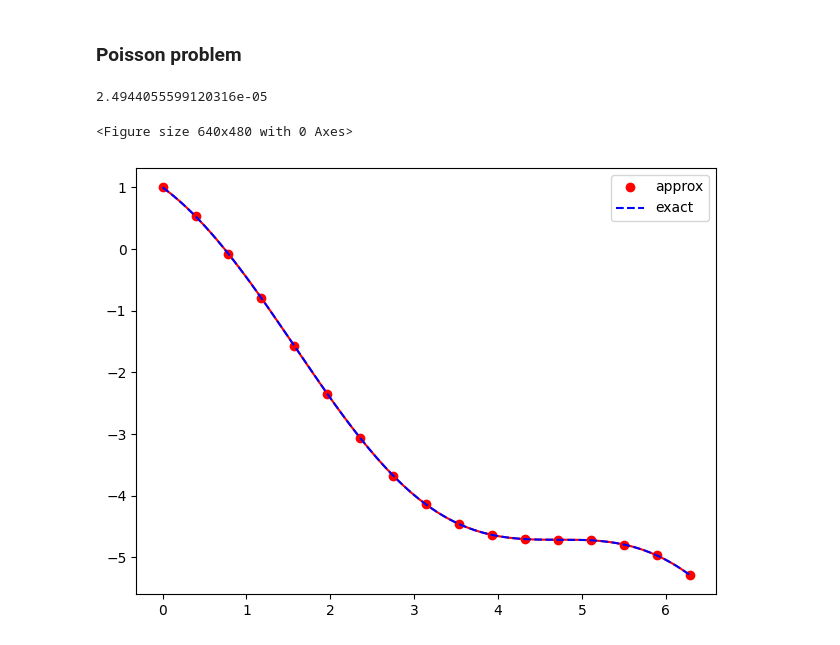
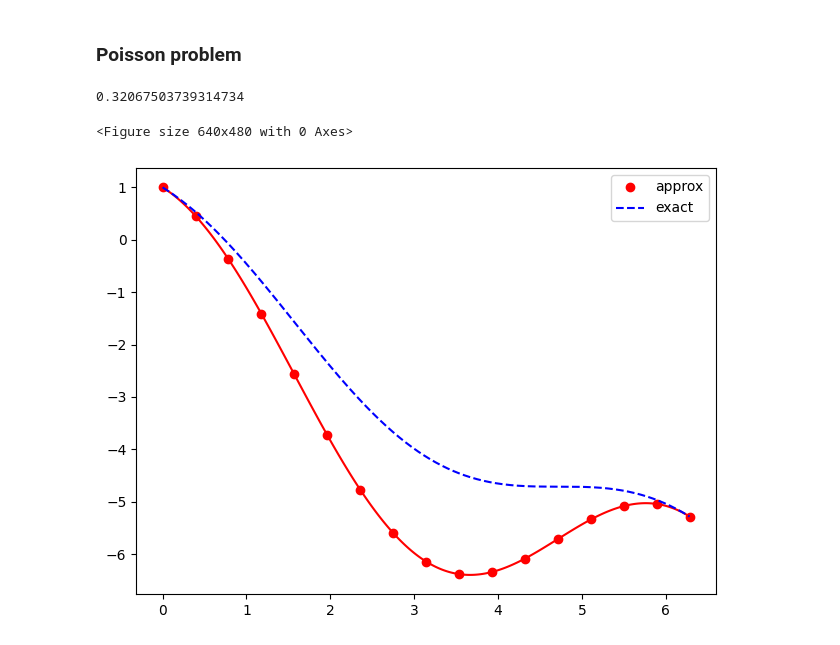
Before and after one commit to lordPachy/acsai, a Jupyter notebook: Scientific Computing/Theory/03_poisson_FEM.ipynb, the cells around one changed output. Saved outputs shown, nothing was run; the diff lists cells and outputs as text; code cells hidden in the pictures.

Commit message:
Continued Poisson problem with non-costant Laplacian term

```diff
--- a/Scientific Computing/Theory/03_poisson_FEM.ipynb
+++ b/Scientific Computing/Theory/03_poisson_FEM.ipynb
@@ -902,7 +902,7 @@ class FEM1D_unitary_non_c:
     def assemble_stiffness(self):
         # Assemble the stiffness matrix int phi_i' phi_j'
         if not hasattr(self,"deriv_in_quad"):
-            self.eval_basis_and_deriv_in_quad()
+            self.eval_basis_and_mu_in_quad()
         self.stiffness = np.zeros((self.n_basis,self.n_basis))
         for i in range(self.n_basis):
             for j in range(self.n_basis):
@@ -937,7 +937,7 @@ plt.figure()
 ### FEM structure on the whole mesh
 # %%
 class FEM1D_nonc:
-    def __init__(self,geom, mu_lambda, degree, reference_element):
+    def __init__(self, geom, mu_lambda, degree, reference_element):
         self.geom = geom
         self.reference_element = reference_element
         self.degree = degree
@@ -961,20 +961,6 @@ class FEM1D_nonc:
             self.DoFs[i*self.degree:(i+1)*self.degree+1] = self.DoFs_matrix[i,:]
             self.elem2dofs[i,:] = np.arange(i*self.degree,(i+1)*self.degree+1)
 
-    def assemble_reactioned_mass_matrix(self):
-        # assemble the matrix given by a_{ij} = \int phi_i phi_j
-        self.mass = np.zeros((self.N_dofs,self.N_dofs))
-        for i in range(self.N_elem):
-            h_i = self.dxs[i]
-            # Initializing the reference element in the specific interval,
-            # specifying the value of the "mass" matrix in such element
-            current_reference_element = self.reference_element(self.degree, self.geom.xx[i], self.geom.xx[i+1], self.sigma_lambda)
-            for idof in range(self.degree+1):
-                for jdof in range(self.degree+1):
-                    self.mass[self.elem2dofs[i,idof],self.elem2dofs[i,jdof]]+= current_reference_element.assemble_mass()[idof, jdof]
-
-        return self.mass
-
     def assemble_nonc_stiffness_matrix(self):
         # assemble the matrix given by a_{ij} = \int phi_i' phi_j' = 1/h_i \int \hat{phi}_i' \hat{phi}_j'
         self.stiffness = np.zeros((self.N_dofs,self.N_dofs))
@@ -991,25 +977,25 @@ class FEM1D_nonc:
 # %% [markdown]
 ### Poisson problem
 # %%
-class Poisson_Finite_Element_1D_reaction:
-    def __init__(self,geometry, boundary, f_lambda, sigma_lambda, degree=1):
+class Poisson_Finite_Element_1D_nonc:
+    def __init__(self,geometry, boundary, f_lambda, mu_lambda, degree=1):
         self.geometry = geometry
         self.boundary = boundary
         self.f_lambda = f_lambda
         self.degree = degree
-        self.sigma_lambda = sigma_lambda
+        self.mu_lambda = mu_lambda
         self.define_fem()
 
     def define_fem(self):
         reference_element = FEM1D_reference_element(self.degree)
         self.fem1d = FEM1D(self.geometry, reference_element)
-        self.reaction_mass_matrix = FEM1D_reaction(self.geometry, self.sigma_lambda, self.degree, FEM1D_unitary_reaction).assemble_reactioned_mass_matrix()
+        self.nonc_stiffness_matrix = FEM1D_nonc(self.geometry, self.mu_lambda, self.degree, FEM1D_unitary_non_c).assemble_nonc_stiffness_matrix()
 
     def set_exact_solution(self, uex_lambda):
         self.uex_lambda = uex_lambda
 
     def assemble_matrix(self):
-        self.A = self.fem1d.assemble_stiffness_matrix() + self.reaction_mass_matrix
+        self.A = self.nonc_stiffness_matrix
 
         self.f = self.fem1d.assemble_mass_matrix()@self.f_lambda(self.fem1d.DoFs)
         self.apply_BC()
@@ -1057,26 +1043,26 @@ class Poisson_Finite_Element_1D_reaction:
 # %%
 geom = Geometry1D(0.,2*np.pi,N=5)
 
 boundary = dict()
 boundary["left"] = ["dirichlet", 1.]
 #boundary["right"] = ["dirichlet", 1.-2*np.pi]
 boundary["right"] = ["neumann", -1.]
 
 uex_lambda = lambda x: np.cos(x)-x
-f_lambda = lambda x: np.cos(x) + 2 * x * (np.cos(x)-x)
+f_lambda = lambda x: 2*np.cos(x)
 
-problem = Poisson_Finite_Element_1D_reaction(geom, boundary, f_lambda, sigma_lambda=lambda x: 2*x, degree=4)
+problem = Poisson_Finite_Element_1D_nonc(geom, boundary, f_lambda, mu_lambda=lambda x: 1, degree=4)
 problem.set_exact_solution(uex_lambda)
 
 plt.figure()
 geom,uu,error = problem.solve()
 
 problem.fem1d.plot_function(uu,uex_lambda)
 #plt.plot(problem.fem1d.DoFs,uu,label="approximation")
 #plt.plot(problem.fem1d.DoFs,uex_lambda(problem.fem1d.DoFs),label="exact")
 #plt.legend()
 print(error)
 # %% [output]
-2.4944055599120316e-05
+0.32067503739314734
 <Figure size 640x480 with 0 Axes>
-[figure, old version]
+[figure, new version]
```
Also changed, not shown: 2 other files.
